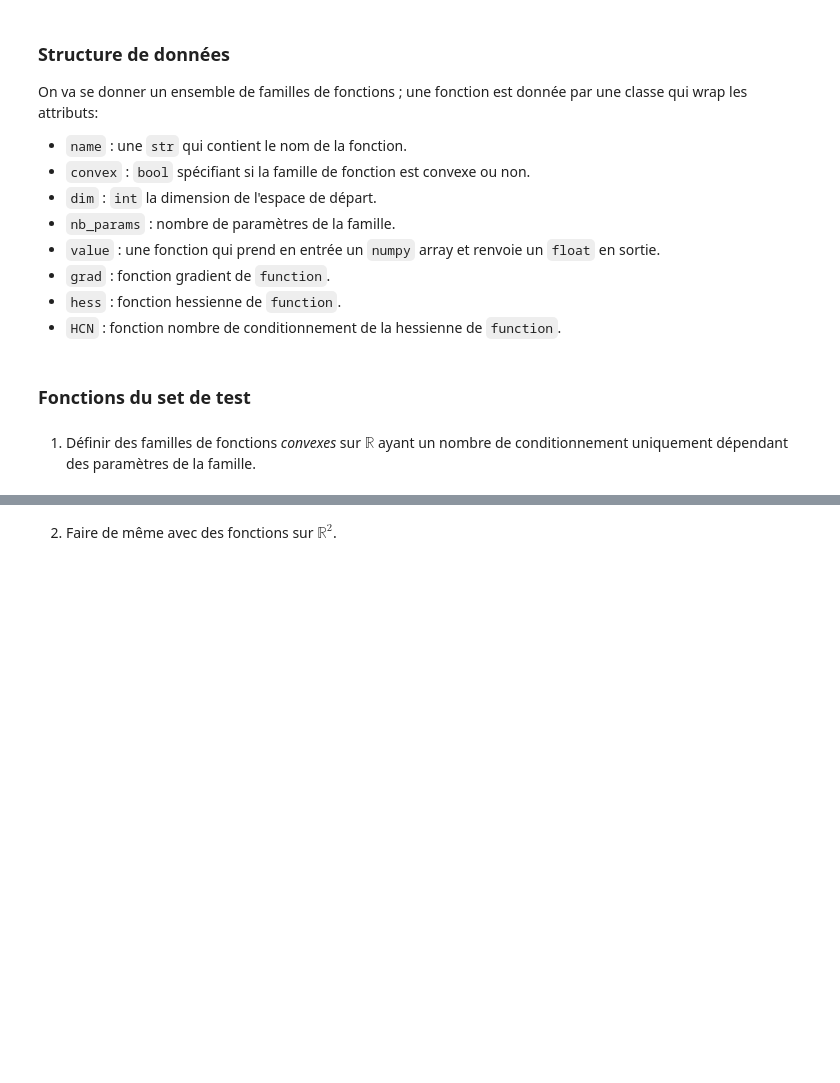
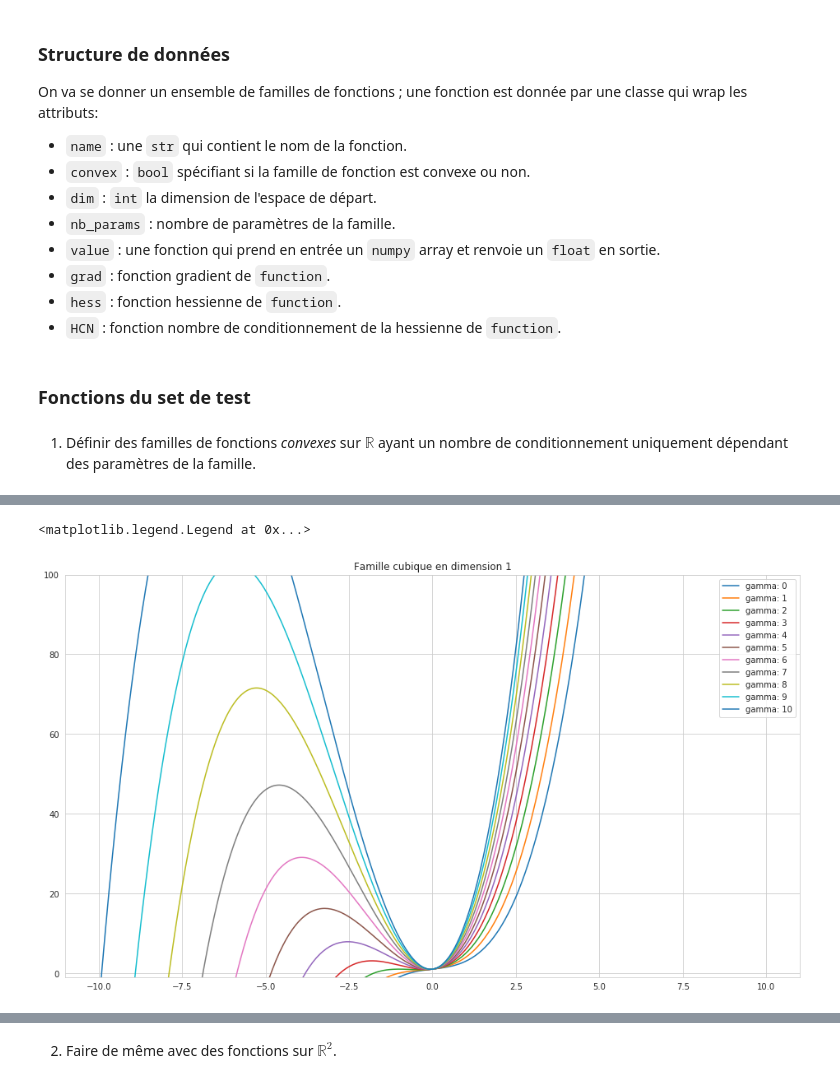
Before and after one commit to bashardudin/Epita-SCIA-OCVX, a Jupyter notebook: Notebooks/TP -- GradientDescent.ipynb, the cells around one changed output, grey strips where cells are left out. Cells and saved outputs as stored; diff of their text form; code cells hidden in the pictures; blank space fills up the shorter version.

```diff
--- a/Notebooks/TP -- GradientDescent.ipynb
+++ b/Notebooks/TP -- GradientDescent.ipynb
@@ -96,0 +96,24 @@ ax.legend()
+# %%
+cubic_I_d = {
+    "name": "cubic_1",
+    "dim" : 1,
+    "nb_params" : 1,
+    "convex" : False,
+    "value" : (lambda x, gamma: x**3 + gamma*x**2 + x + 1),
+    "grad"  : (lambda x, gamma: 3*x**2 + 2*gamma*x + 1),
+    "hess"  : (lambda x, gamma: 6*x + 2*gamma),
+    "HCN"   : (lambda x, gamma: 6*x + 2*gamma)
+}
+
+cubic_I = test_function(**cubic_I_d)
+# %%
+fig, ax = plt.subplots(figsize=(16, 9))
+x = np.linspace(-10, 10, 400)
+ax.set_ylim(-1, 100)
+for gamma in range(0, 11, 1):
+    ax.plot(x, cubic_I.value(x, gamma), label="gamma: {}".format(gamma))
+ax.set_title("Famille cubique en dimension 1")
+ax.legend()
+# %% [output]
+<matplotlib.legend.Legend at 0x...>
+[figure, added]
```
Also changed, not shown: parts of 41 cells of this notebook, 1 other file.
